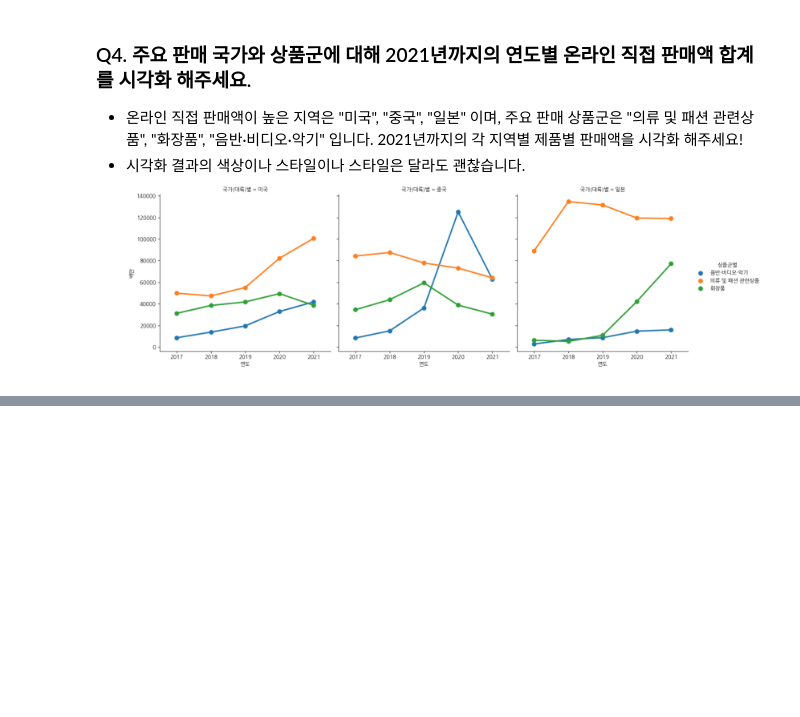
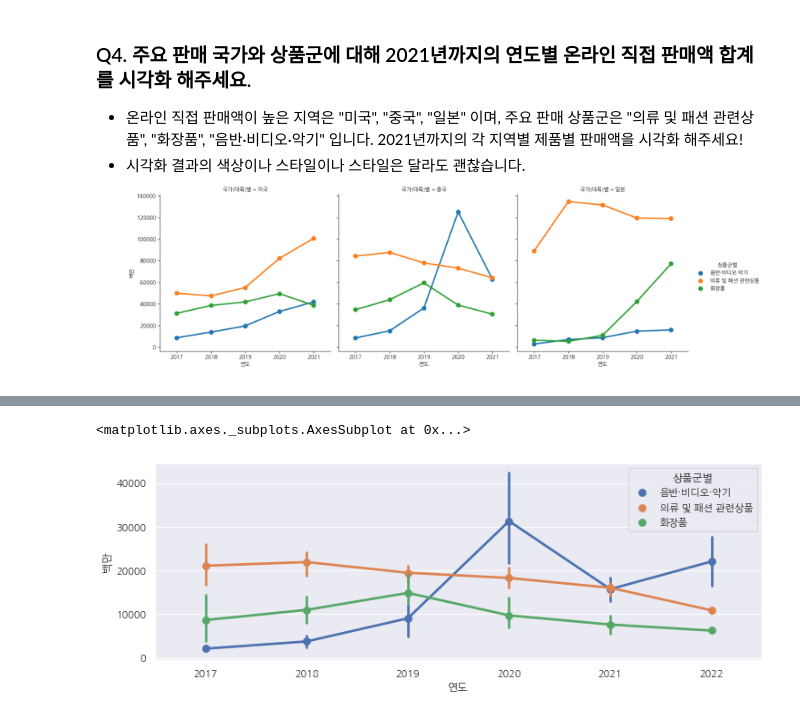
Before and after one commit to yk-Jeong/DS_study, a Jupyter notebook: 4주차_20221117_뿅뿅.ipynb, the cells around one changed output, grey strips where cells are left out. Cells and saved outputs as stored; diff of their text form; code cells hidden in the pictures; blank space fills up the shorter version.

```diff
--- a/4주차_20221117_뿅뿅.ipynb
+++ b/4주차_20221117_뿅뿅.ipynb
@@ -134,0 +185,5 @@ sns.lineplot(data=pdf1.T)
+# %%
+china = df.groupby('국가(대륙)별').get_group('중국')[:-2]
+filter = china['상품군별'].str.contains("의류|화장품|음반")
+china = china[filter]
+china
@@ -134,0 +233,9 @@ sns.lineplot(data=pdf1.T)
+# %%
+# 중국
+
+plt.figure(figsize=(12, 4))
+sns.lineplot(data = china, x = '연도', y='백만')
+sns.pointplot(data = china, x = '연도', y='백만', hue = '상품군별')
+# %% [output]
+<matplotlib.axes._subplots.AxesSubplot at 0x...>
+[figure, added]
```
Also changed, not shown: parts of 12 cells of this notebook.
